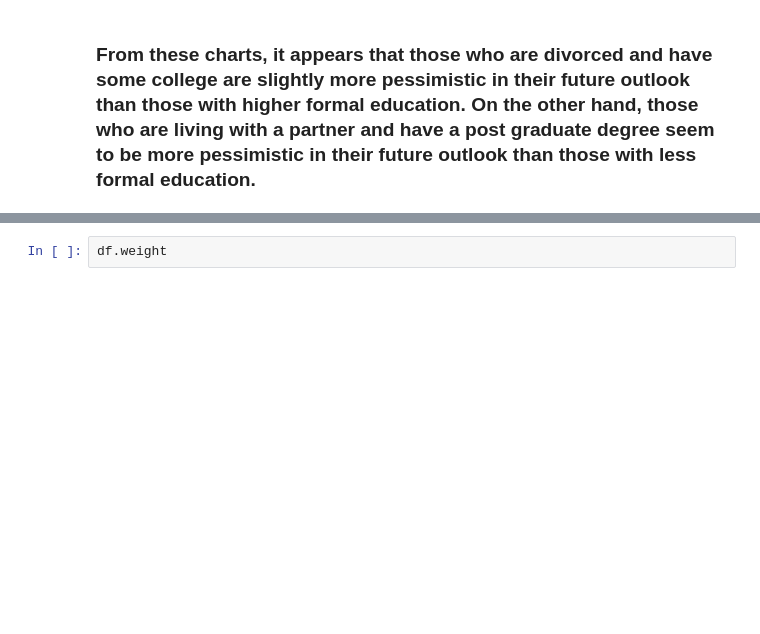
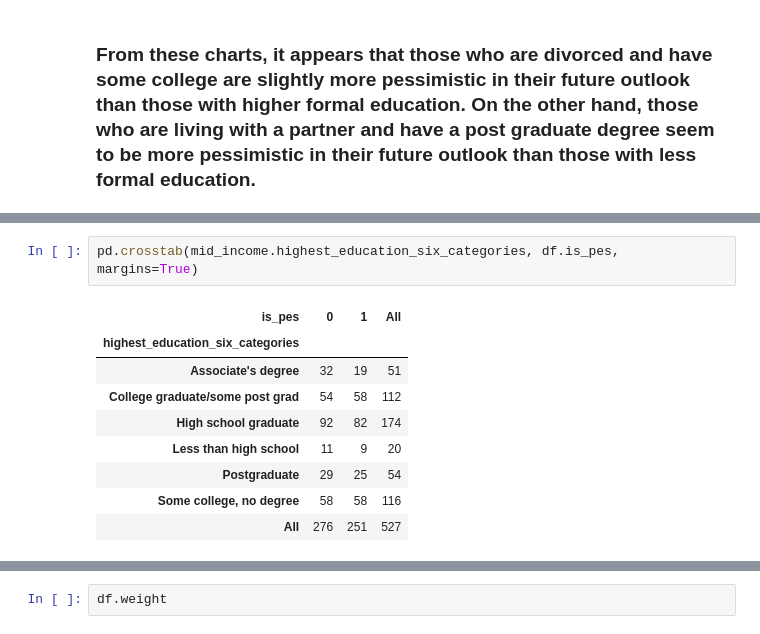
Before and after one commit to american-perspectives-capstone/american-attitudes, a Jupyter notebook: rough_notebooks/brookes_scratch_explore.ipynb, the cells around one changed output, grey strips where cells are left out. Cells and saved outputs as stored; diff of their text form; blank space fills up the shorter version.

```diff
--- a/rough_notebooks/brookes_scratch_explore.ipynb
+++ b/rough_notebooks/brookes_scratch_explore.ipynb
@@ -193,0 +397,12 @@ bar_graph_percent_pessimistic(df[df.marital_status == 'Living with a partner'],
+# %%
+pd.crosstab(mid_income.highest_education_six_categories, df.is_pes, margins=True)
+# %% [output]
+| is_pes | 0 | 1 | All |
+| highest_education_six_categories |  |  |  |
+| Associate's degree | 32 | 19 | 51 |
+| College graduate/some post grad | 54 | 58 | 112 |
+| High school graduate | 92 | 82 | 174 |
+| Less than high school | 11 | 9 | 20 |
+| Postgraduate | 29 | 25 | 54 |
+| Some college, no degree | 58 | 58 | 116 |
+| All | 276 | 251 | 527 |
```
Also changed, not shown: parts of 14 cells of this notebook.
